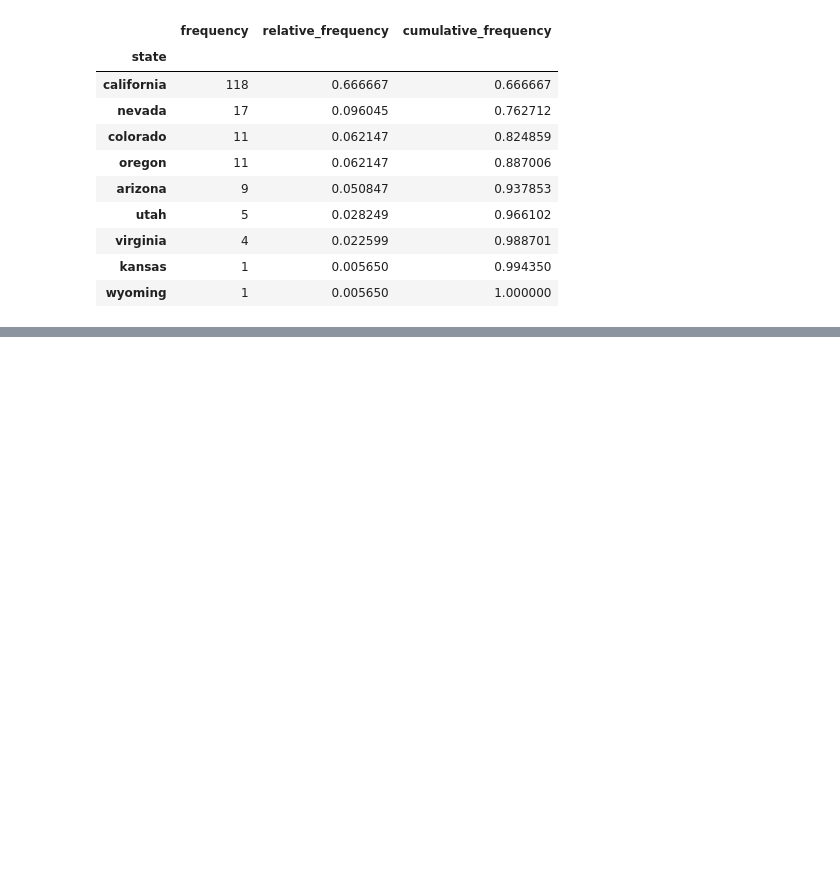
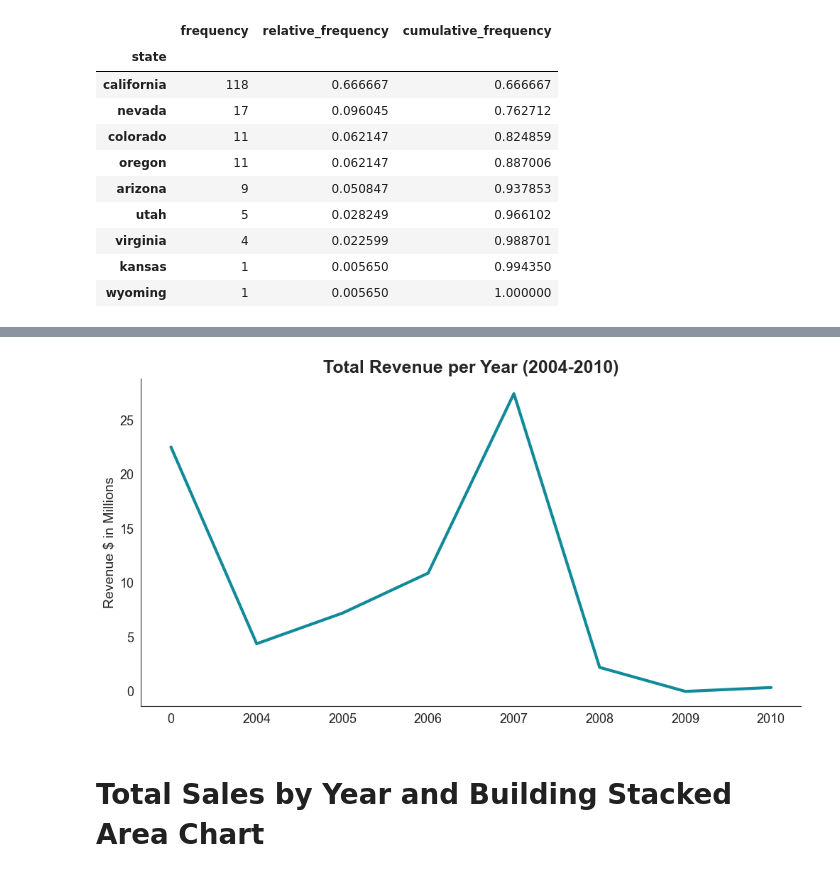
Before and after one commit to Will-Jacobs/Real-Estate-Market-Analysis, a Jupyter notebook: Real Estate Market Analysis - Preprocessing Data.ipynb, the cells around one changed output, grey strips where cells are left out. Cells and saved outputs as stored; diff of their text form; code cells hidden in the pictures; blank space fills up the shorter version.

```diff
--- a/Real Estate Market Analysis - Preprocessing Data.ipynb
+++ b/Real Estate Market Analysis - Preprocessing Data.ipynb
@@ -1499,0 +1689,4 @@ data[['age_at_purchase','price$']].corr()
+# %%
+# Repalce missing values as 0 to be able to call function '.astype()' and convert year from a float to an int
+
+data['year_sale'] = data['year_sale'].fillna(0).astype(int)
@@ -1499,0 +1732,18 @@ data[['age_at_purchase','price$']].corr()
+# %%
+# Make a simpler to read revenue value by converting it into millions
+
+revenue_per_year['revenue$inM'] = revenue_per_year['revenue$'] / 1000000
+# %%
+# To improve our data representation, we'll add a new data point for the year 2009.
+# This year will display 0 revenue, reflecting the actual situation.
+# This inclusion aids in presenting a more accurate reality.
+revenue_per_year_adj = revenue_per_year.copy()
+# Adding a new row for the year 2009 with 0 revenue.
+revenue_per_year_adj = revenue_per_year_adj.append({'revenue$': 0,
+                                                    'revenue$inM': 0},
+                                                    ignore_index=True)
+# Adjusting the index to include 2009.
+revenue_per_year_adj.index = ['0','2004','2005','2006','2007','2008','2010','2009']
+# Reordering the dataframe to chronologically arrange the years.
+revenue_per_year_adj = revenue_per_year_adj.loc[['0','2004','2005','2006','2007','2008','2009','2010']]
+revenue_per_year_adj
@@ -1499,0 +1760,25 @@ data[['age_at_purchase','price$']].corr()
+# %%
+#sns.set_style("whitegrid") # Apply a whitegrid style to override the default matplotlib style, keeping the grid for clarity.
+
+plt.figure(figsize = (12, 6)) # Initiate a figure of appropriate size to match our other figures.
+
+# Construct a line chart using the adjusted data.
+plt.plot(revenue_per_year_adj['revenue$inM'],
+         color='#108A99',
+         linewidth=3)
+
+# Add formatting elements to the chart: a title, labels and a legend.
+plt.title("Total Revenue per Year (2004-2010)", fontsize = 18, fontweight = "bold")
+plt.ylabel("Revenue $ in Millions", fontsize = 14)
+plt.xticks(fontsize = 13) # Format the labels for the x-axis.
+plt.yticks(fontsize = 13) # Format the y-axis labels.
+
+sns.despine() # Remove the top and right border of the chart for a cleaner look.
+
+plt.savefig("total_revenue_per_year_in_M_line_chart.png") # Export the chart as an image file.
+
+plt.show() # Display the chart.
+# %% [output]
+[figure, added]
+# %% [markdown]
+# Total Sales by Year and Building Stacked Area Chart
```
Also changed, not shown: parts of 92 cells of this notebook.
